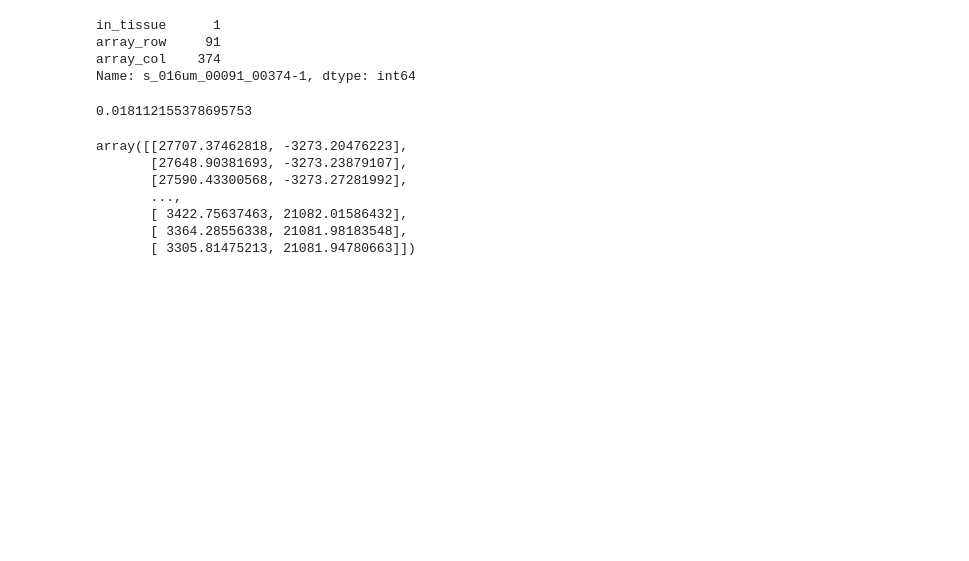
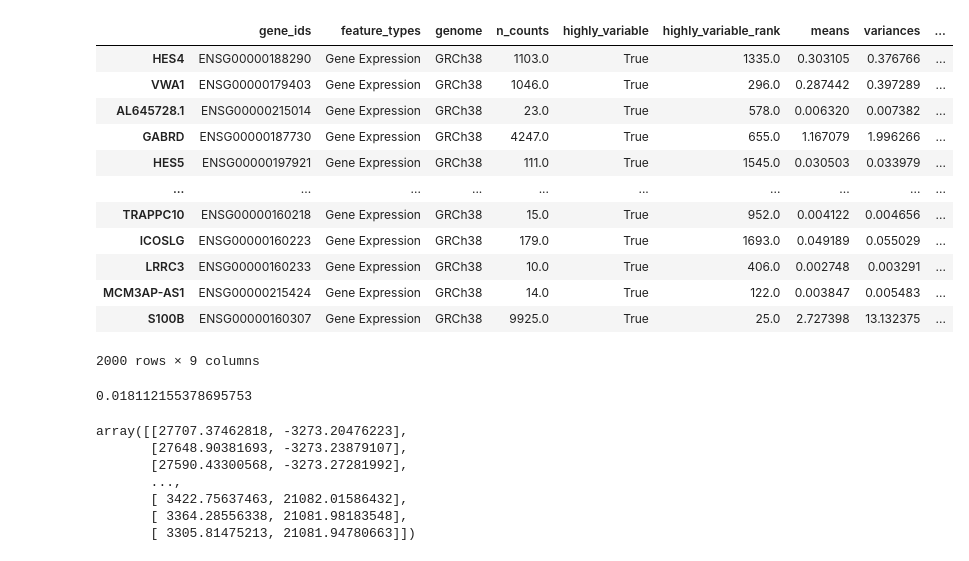
Before and after one commit to Yirios/SuperResolvedST-Pipeline, a Jupyter notebook: analyses/benchmark.ipynb, the cells around one changed output. Saved outputs shown, nothing was run; the diff lists cells and outputs as text; code cells hidden in the pictures; blank space fills up the shorter version.

```diff
--- a/analyses/benchmark.ipynb
+++ b/analyses/benchmark.ipynb
@@ -33,10 +34,19 @@ super_adata.obs[super_adata.obs["in_tissue"]==1]
 # %%
-super_adata.obs.loc["s_016um_00091_00374-1",:]
+super_adata.var
 # %% [output]
+|  | gene_ids | feature_types | genome | n_counts | highly_variable | highly_variable_rank | means | variances | ... |
+| HES4 | ENSG00000188290 | Gene Expression | GRCh38 | 1103.0 | True | 1335.0 | 0.303105 | 0.376766 | ... |
+| VWA1 | ENSG00000179403 | Gene Expression | GRCh38 | 1046.0 | True | 296.0 | 0.287442 | 0.397289 | ... |
+| AL645728.1 | ENSG00000215014 | Gene Expression | GRCh38 | 23.0 | True | 578.0 | 0.006320 | 0.007382 | ... |
+| GABRD | ENSG00000187730 | Gene Expression | GRCh38 | 4247.0 | True | 655.0 | 1.167079 | 1.996266 | ... |
+| HES5 | ENSG00000197921 | Gene Expression | GRCh38 | 111.0 | True | 1545.0 | 0.030503 | 0.033979 | ... |
+| ... | ... | ... | ... | ... | ... | ... | ... | ... | ... |
+| TRAPPC10 | ENSG00000160218 | Gene Expression | GRCh38 | 15.0 | True | 952.0 | 0.004122 | 0.004656 | ... |
+| ICOSLG | ENSG00000160223 | Gene Expression | GRCh38 | 179.0 | True | 1693.0 | 0.049189 | 0.055029 | ... |
+| LRRC3 | ENSG00000160233 | Gene Expression | GRCh38 | 10.0 | True | 406.0 | 0.002748 | 0.003291 | ... |
+| MCM3AP-AS1 | ENSG00000215424 | Gene Expression | GRCh38 | 14.0 | True | 122.0 | 0.003847 | 0.005483 | ... |
+| S100B | ENSG00000160307 | Gene Expression | GRCh38 | 9925.0 | True | 25.0 | 2.727398 | 13.132375 | ... |
-in_tissue      1
-array_row     91
-array_col    374
-Name: s_016um_00091_00374-1, dtype: int64
+2000 rows × 9 columns
 # %%
 np.mean(np.abs(super_adata.obsm["spatial"] - raw_adata.obsm["spatial"]))
 # %% [output]
```
Also changed, not shown: parts of 5 cells of this notebook, 7 other files.
